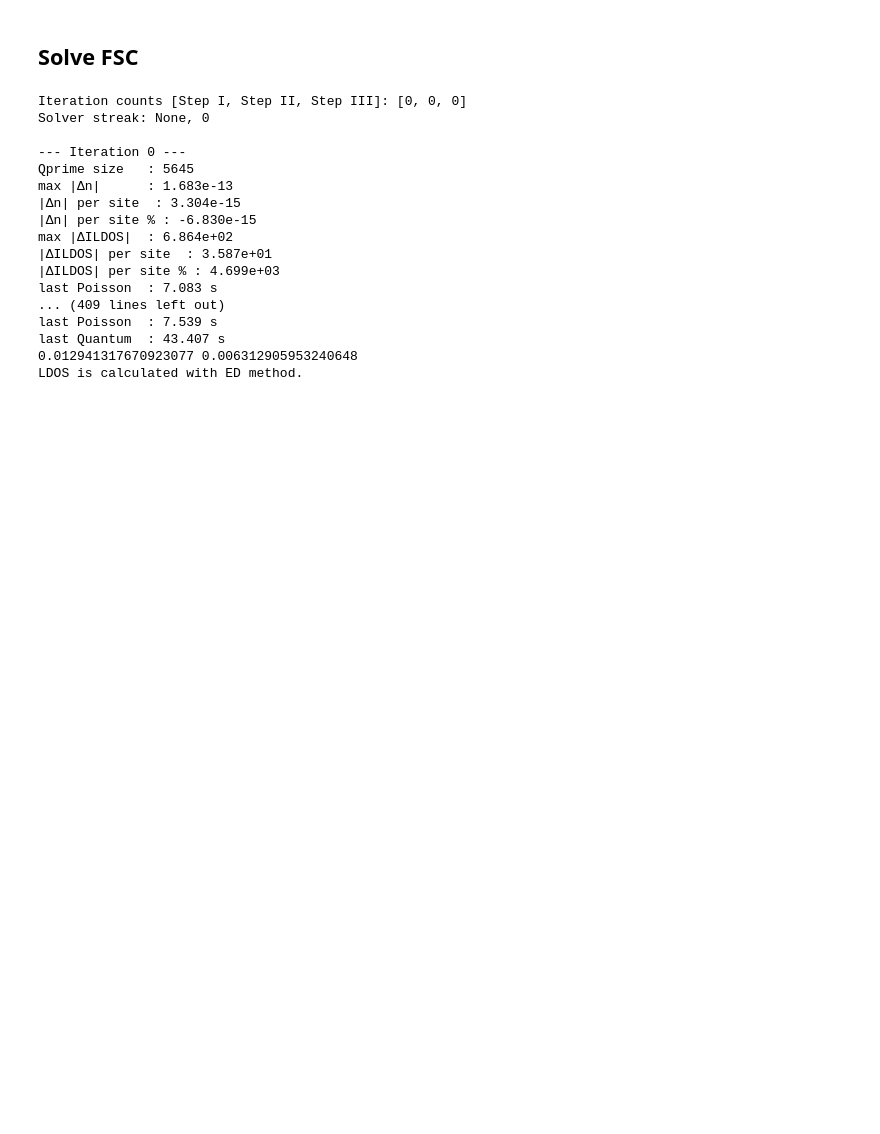
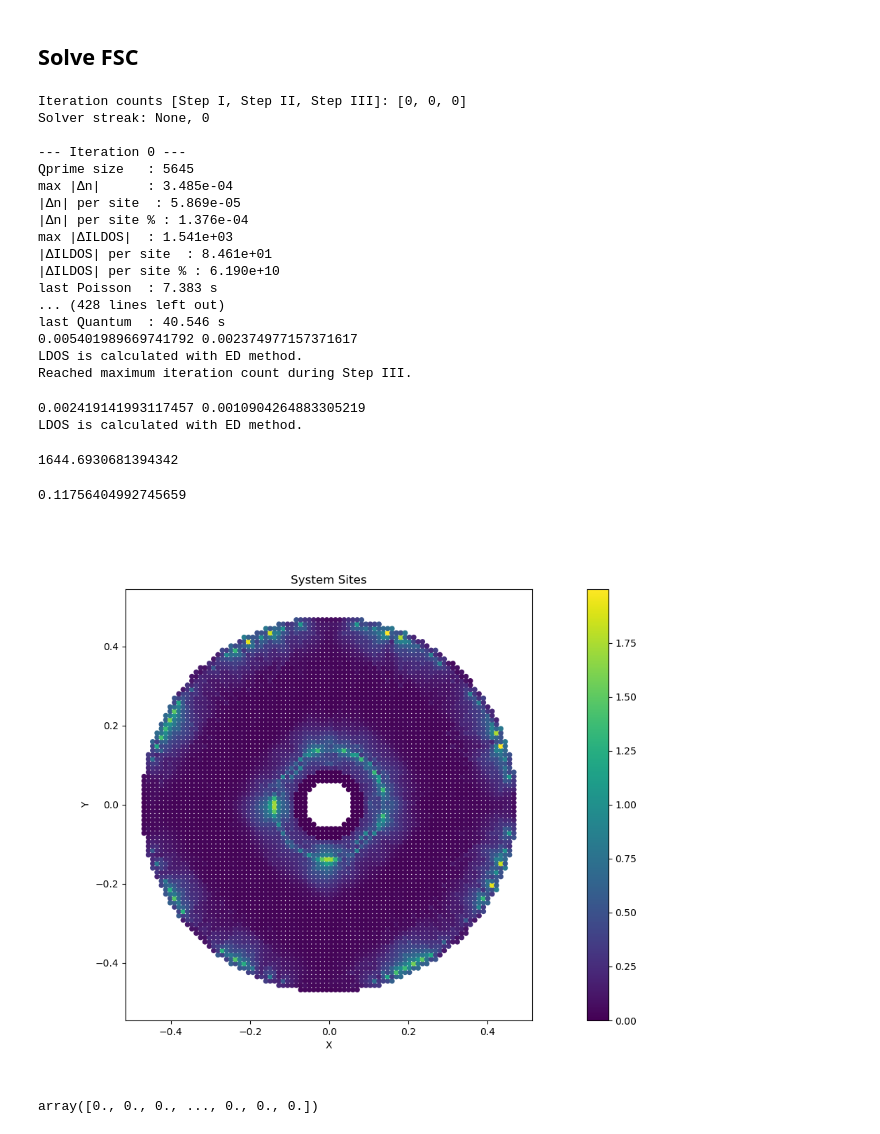
Before and after one commit to yzhaoo/EQuantum, a Jupyter notebook: dotgate_center.ipynb, the cells around one changed output. Cells and saved outputs as stored; diff of their text form; code cells hidden in the pictures; blank space fills up the shorter version.

```diff
--- a/dotgate_center.ipynb
+++ b/dotgate_center.ipynb
@@ -444,7 +470,7 @@ plt.show()
 ## Solve FSC
 # %%
 fsc.Ncore=20
-fsc.convergence_tol=[1e-4,1e-2]
+fsc.convergence_tol=[1e-3,1e-2]
 fsc.solve(
     syst,
     save=True,
@@ -464,15 +490,23 @@ Solver streak: None, 0
 
 --- Iteration 0 ---
 Qprime size   : 5645
-max |Δn|      : 1.683e-13
-|Δn| per site  : 3.304e-15
-|Δn| per site % : -6.830e-15
-max |ΔILDOS|  : 6.864e+02
-|ΔILDOS| per site  : 3.587e+01
-|ΔILDOS| per site % : 4.699e+03
-last Poisson  : 7.083 s
-... (409 lines left out)
-last Poisson  : 7.539 s
-last Quantum  : 43.407 s
-0.012941317670923077 0.006312905953240648
+max |Δn|      : 3.485e-04
+|Δn| per site  : 5.869e-05
+|Δn| per site % : 1.376e-04
+max |ΔILDOS|  : 1.541e+03
+|ΔILDOS| per site  : 8.461e+01
+|ΔILDOS| per site % : 6.190e+10
+last Poisson  : 7.383 s
+... (428 lines left out)
+last Quantum  : 40.546 s
+0.005401989669741792 0.002374977157371617
 LDOS is calculated with ED method.
+Reached maximum iteration count during Step III.
+# %%
+fsc.local_solver()
+pre_ildos=fsc.ildos.copy()
+fsc.update_Quantum(syst,approx="ED",eps=0.00015)
+cur_ildos=fsc.ildos.copy()
+# %% [output]
+0.002419141993117457 0.0010904264883305219
+LDOS is calculated with ED method.
@@ -478,0 +516,4 @@ LDOS is calculated with ED method.
+# %%
+np.linalg.norm(plotdata)
+# %% [output]
+1644.6930681394342
@@ -478,0 +522,16 @@ LDOS is calculated with ED method.
+# %%
+mask=np.abs(pre_ildos[:,1,:])>1e-12
+np.mean(np.abs(plotdata[mask])/pre_ildos[:,1,:][mask])
+# %% [output]
+0.11756404992745659
+# %%
+plotdata=pre_ildos[:,1,:]-cur_ildos[:,1,:]
+#plotdata=dUdn[1]
+#plotdata=pot
+fsc.plot_qsystem(np.mean(np.abs(plotdata),axis=1))
+# %% [output]
+[figure, added]
+# %%
+np.mean(plotdata,axis=1)
+# %% [output]
+array([0., 0., 0., ..., 0., 0., 0.])
```
Also changed, not shown: parts of 5 cells of this notebook.
